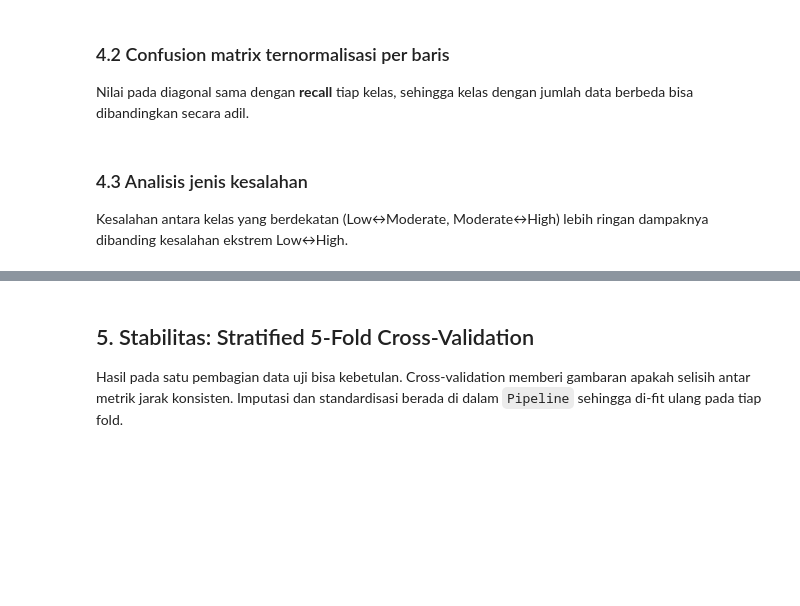
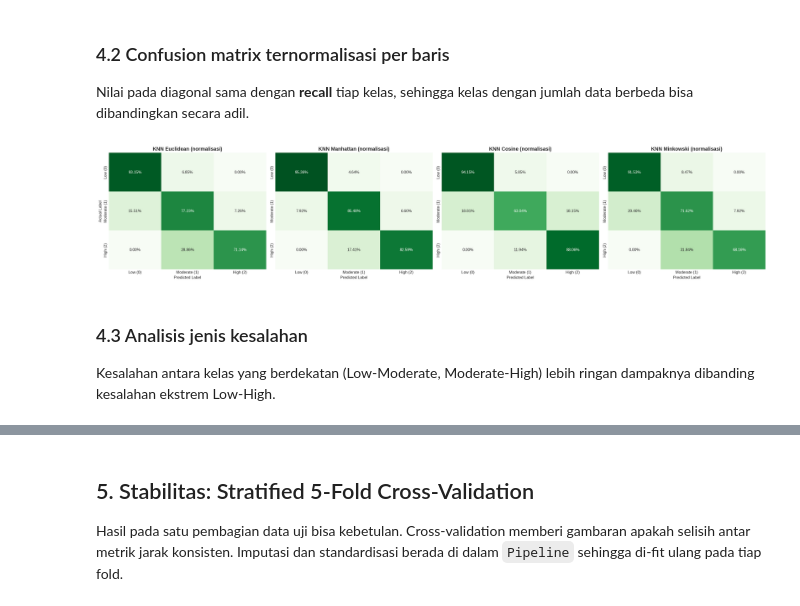
Before and after one commit to Keluarga-Cemara-Team/MachineLearningPBL, a Jupyter notebook: KNN/KNN_Perbandingan_Analisis.ipynb, the cells around one changed output, grey strips where cells are left out. Cells and saved outputs as stored; diff of their text form; code cells hidden in the pictures; blank space fills up the shorter version.

```diff
--- a/KNN/KNN_Perbandingan_Analisis.ipynb
+++ b/KNN/KNN_Perbandingan_Analisis.ipynb
@@ -320,26 +374,28 @@ plt.show()
 
 Nilai pada diagonal sama dengan **recall** tiap kelas, sehingga kelas dengan jumlah data berbeda bisa dibandingkan secara adil.
 # %%
-fig, axes = plt.subplots(1, 3, figsize=(18, 5))
+fig, axes = plt.subplots(1, 4, figsize=(24, 5))
 
 for i, m in enumerate(METRICS):
     cm_norm = cms[m] / cms[m].sum(axis=1, keepdims=True)
     sns.heatmap(
         cm_norm, annot=True, fmt='.2%', cmap='Greens', vmin=0, vmax=1,
         xticklabels=TARGET_NAMES, yticklabels=TARGET_NAMES,
         ax=axes[i], cbar=False
     )
-    axes[i].set_title(f'KNN {m} (normalisasi per baris)', fontsize=13, fontweight='bold')
+    axes[i].set_title(f'KNN {m} (normalisasi)', fontsize=13, fontweight='bold')
     axes[i].set_xlabel('Predicted Label')
     axes[i].set_ylabel('Actual Label' if i == 0 else '')
 
 plt.tight_layout()
 plt.savefig(f'{OUTPUT_DIR}/perbandingan_confusion_matrix_normalisasi.png', bbox_inches='tight')
 plt.show()
+# %% [output]
+[figure, added]
 # %% [markdown]
 ### 4.3 Analisis jenis kesalahan
 
-Kesalahan antara kelas yang berdekatan (Low↔Moderate, Moderate↔High) lebih ringan dampaknya dibanding kesalahan ekstrem Low↔High.
+Kesalahan antara kelas yang berdekatan (Low-Moderate, Moderate-High) lebih ringan dampaknya dibanding kesalahan ekstrem Low-High.
 # %%
 err_rows = []
 for m in METRICS:
```
Also changed, not shown: parts of 18 cells of this notebook, 4 other files.
